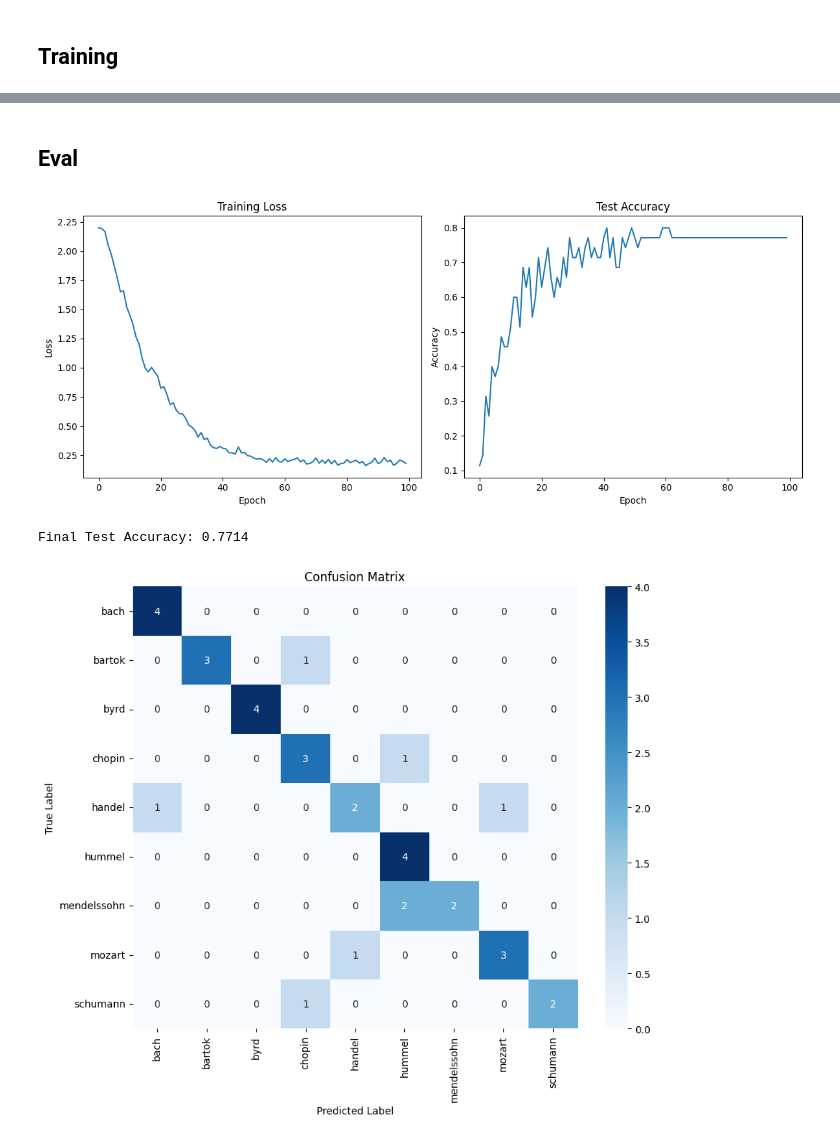
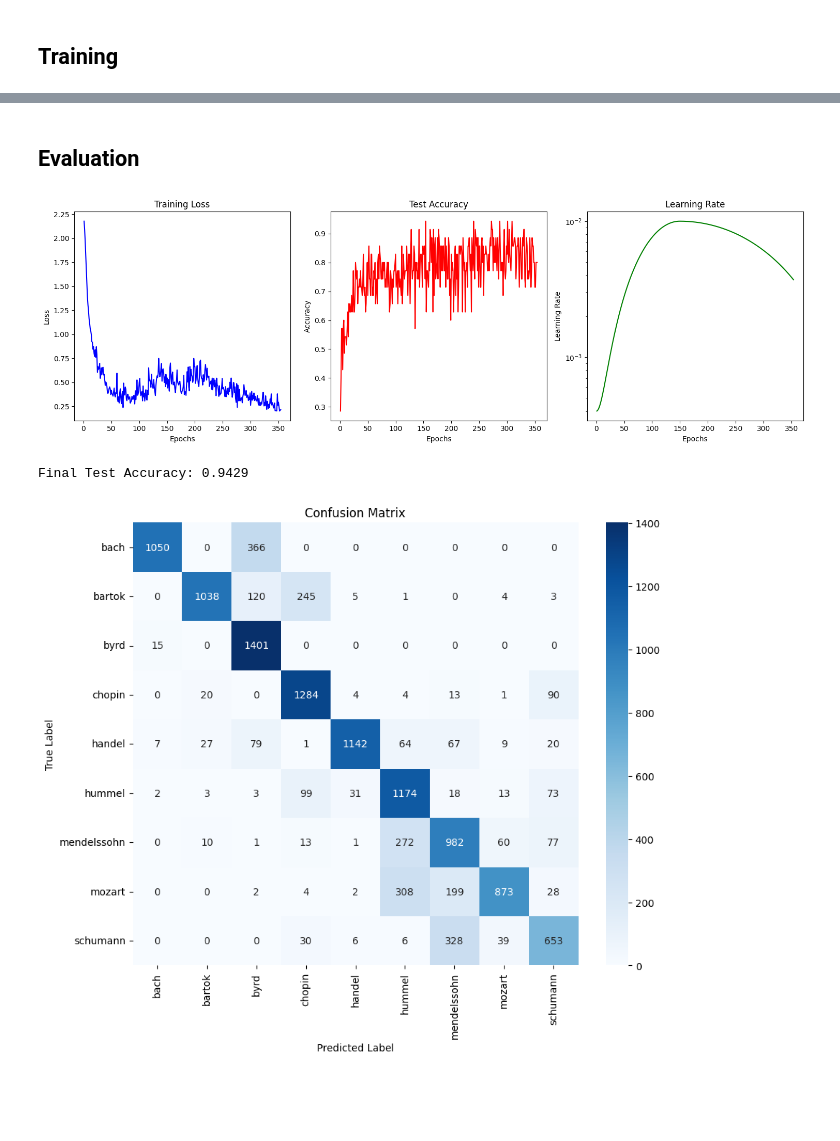
Before and after one commit to dangrant6/Music-Project, a Jupyter notebook: Midi_Classification.ipynb, the cells around one changed output, grey strips where cells are left out. Drawn from its saved outputs; the diff is of its cells as text; code cells hidden in the pictures; blank space fills up the shorter version.

```diff
--- a/Midi_Classification.ipynb
+++ b/Midi_Classification.ipynb
@@ -240,8 +315,8 @@ hidden_size = 256
 num_classes = len(le.classes_)
 model = ComposerClassifier(input_size, hidden_size, num_classes)
 
-num_epochs = 100
+num_epochs = 500
 criterion = nn.CrossEntropyLoss()
-optimizer = optim.Adam(model.parameters(), lr=0.001, weight_decay=1e-5)
-scheduler = ReduceLROnPlateau(optimizer, mode='max', factor=0.5, patience=5)
+optimizer = optim.AdamW(model.parameters(), lr=0.001, weight_decay=1e-4)
+scheduler = OneCycleLR(optimizer, max_lr=0.01, epochs=num_epochs, steps_per_epoch=len(train_loader))
 # %%
@@ -315,49 +404,62 @@ Training completed. Best accuracy: 0.8000
 # %% [markdown]
-## Eval
+## Evaluation
 # %%
-plt.figure(figsize=(12, 5))
-plt.subplot(1, 2, 1)
-plt.plot(train_losses)
-plt.title('Training Loss')
-plt.xlabel('Epoch')
-plt.ylabel('Loss')
+def plot_training_results(train_losses, test_accuracies, learning_rates):
+    epochs = range(1, len(train_losses) + 1)
+    plt.figure(figsize=(15, 5))
 
-plt.subplot(1, 2, 2)
-plt.plot(test_accuracies)
-plt.title('Test Accuracy')
-plt.xlabel('Epoch')
-plt.ylabel('Accuracy')
+    # Plot training loss
+    plt.subplot(1, 3, 1)
+    plt.plot(epochs, train_losses, 'b-')
+    plt.title('Training Loss')
+    plt.xlabel('Epochs')
+    plt.ylabel('Loss')
 
-plt.tight_layout()
-plt.show()
+    # Plot test accuracy
+    plt.subplot(1, 3, 2)
+    plt.plot(epochs, test_accuracies, 'r-')
+    plt.title('Test Accuracy')
+    plt.xlabel('Epochs')
+    plt.ylabel('Accuracy')
+
+    # Plot learning rate
+    plt.subplot(1, 3, 3)
+    plt.plot(epochs, learning_rates, 'g-')
+    plt.title('Learning Rate')
+    plt.xlabel('Epochs')
+    plt.ylabel('Learning Rate')
+    plt.yscale('log')
+
+    plt.tight_layout()
+    plt.show()
+plot_training_results(train_losses, test_accuracies, learning_rates)
 # %% [output]
-[figure, old version]
+[figure, new version]
 # %%
+model.load_state_dict(torch.load('best_model.pth'))
 model.eval()
 correct = 0
 total = 0
-all_preds = []
-all_true = []
-
 with torch.no_grad():
     for batch_X, batch_y in test_loader:
         outputs = model(batch_X)
         _, predicted = torch.max(outputs.data, 1)
         total += batch_y.size(0)
         correct += (predicted == batch_y).sum().item()
-        all_preds.extend(predicted.cpu().numpy())
-        all_true.extend(batch_y.cpu().numpy())
 
-print(f'Final Test Accuracy: {correct/total:.4f}')
+final_accuracy = correct / total
+print(f'Final Test Accuracy: {final_accuracy:.4f}')
 # %% [output]
-Final Test Accuracy: 0.7714
+Final Test Accuracy: 0.9429
 # %%
-cm = confusion_matrix(all_true, all_preds)
-plt.figure(figsize=(10, 8))
-sns.heatmap(cm, annot=True, fmt='d', cmap='Blues', xticklabels=le.classes_, yticklabels=le.classes_)
-plt.title('Confusion Matrix')
-plt.ylabel('True Label')
-plt.xlabel('Predicted Label')
-plt.show()
+def plot_confusion_matrix(y_true, y_pred, class_names):
+    cm = confusion_matrix(y_true, y_pred)
+    plt.figure(figsize=(10, 8))
+    sns.heatmap(cm, annot=True, fmt='d', cmap='Blues', xticklabels=class_names, yticklabels=class_names)
+    plt.title('Confusion Matrix')
+    plt.ylabel('True Label')
+    plt.xlabel('Predicted Label')
+    plt.show()
+plot_confusion_matrix(all_true, all_preds, le.classes_)
 # %% [output]
-[figure, old version]
+[figure, new version]
```
Also changed, not shown: parts of 18 cells of this notebook.
